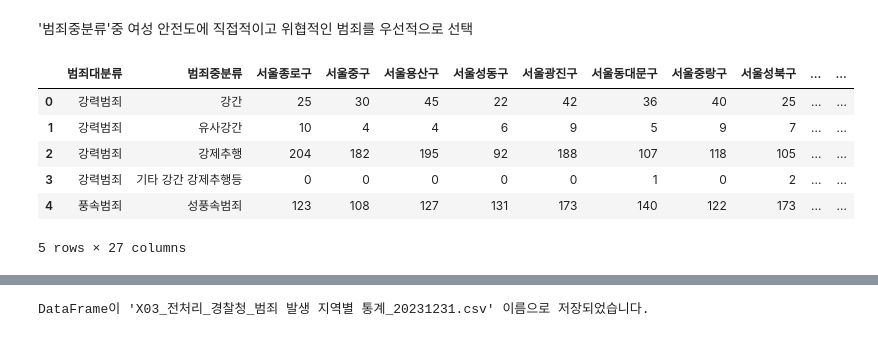
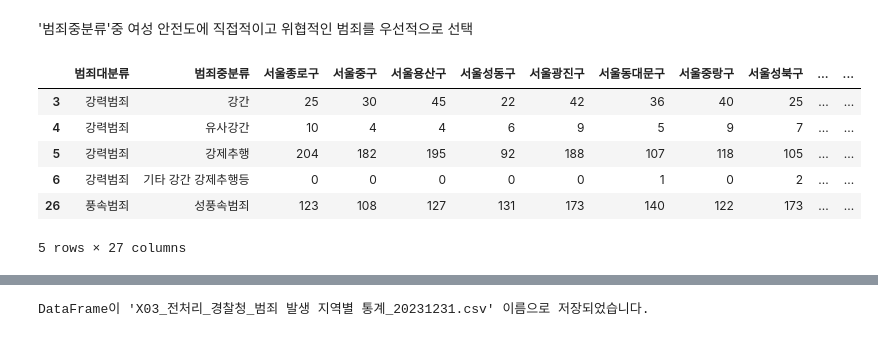
Before and after one commit to jinpro0318/SORA_Project, a Jupyter notebook: src/preprocessing/X03_경찰청_범죄 발생 지역별 통계_20231231.ipynb, the cells around one changed output, grey strips where cells are left out. Drawn from its saved outputs; the diff is of its cells as text; code cells hidden in the pictures.

```diff
--- a/src/preprocessing/X03_경찰청_범죄 발생 지역별 통계_20231231.ipynb
+++ b/src/preprocessing/X03_경찰청_범죄 발생 지역별 통계_20231231.ipynb
@@ -46,17 +46,17 @@ array(['살인기수', '살인미수등', '강도', '강간', '유사강간', '
 # %%
 target_crimes = ['강간', '유사강간', '강제추행', '기타 강간 강제추행등', '성풍속범죄']
 
 regex_pattern = '|'.join(target_crimes)
-df_sexual= df_filtered[df_filtered['범죄중분류'].isin(target_crimes)].reset_index(drop=True)
+df_sexual= df_filtered[df_filtered['범죄중분류'].isin(target_crimes)]
 
 df_sexual
 # %% [output]
 |  | 범죄대분류 | 범죄중분류 | 서울종로구 | 서울중구 | 서울용산구 | 서울성동구 | 서울광진구 | 서울동대문구 | 서울중랑구 | 서울성북구 | ... | ... |
-| 0 | 강력범죄 | 강간 | 25 | 30 | 45 | 22 | 42 | 36 | 40 | 25 | ... | ... |
-| 1 | 강력범죄 | 유사강간 | 10 | 4 | 4 | 6 | 9 | 5 | 9 | 7 | ... | ... |
-| 2 | 강력범죄 | 강제추행 | 204 | 182 | 195 | 92 | 188 | 107 | 118 | 105 | ... | ... |
-| 3 | 강력범죄 | 기타 강간 강제추행등 | 0 | 0 | 0 | 0 | 0 | 1 | 0 | 2 | ... | ... |
-| 4 | 풍속범죄 | 성풍속범죄 | 123 | 108 | 127 | 131 | 173 | 140 | 122 | 173 | ... | ... |
+| 3 | 강력범죄 | 강간 | 25 | 30 | 45 | 22 | 42 | 36 | 40 | 25 | ... | ... |
+| 4 | 강력범죄 | 유사강간 | 10 | 4 | 4 | 6 | 9 | 5 | 9 | 7 | ... | ... |
+| 5 | 강력범죄 | 강제추행 | 204 | 182 | 195 | 92 | 188 | 107 | 118 | 105 | ... | ... |
+| 6 | 강력범죄 | 기타 강간 강제추행등 | 0 | 0 | 0 | 0 | 0 | 1 | 0 | 2 | ... | ... |
+| 26 | 풍속범죄 | 성풍속범죄 | 123 | 108 | 127 | 131 | 173 | 140 | 122 | 173 | ... | ... |
 5 rows × 27 columns
 # %%
 # 1. '범죄중분류' 컬럼을 인덱스로 설정합니다. (컬럼의 값이 행 이름이 됨)
```
Also changed, not shown: parts of 2 cells of this notebook, 1 other file.
